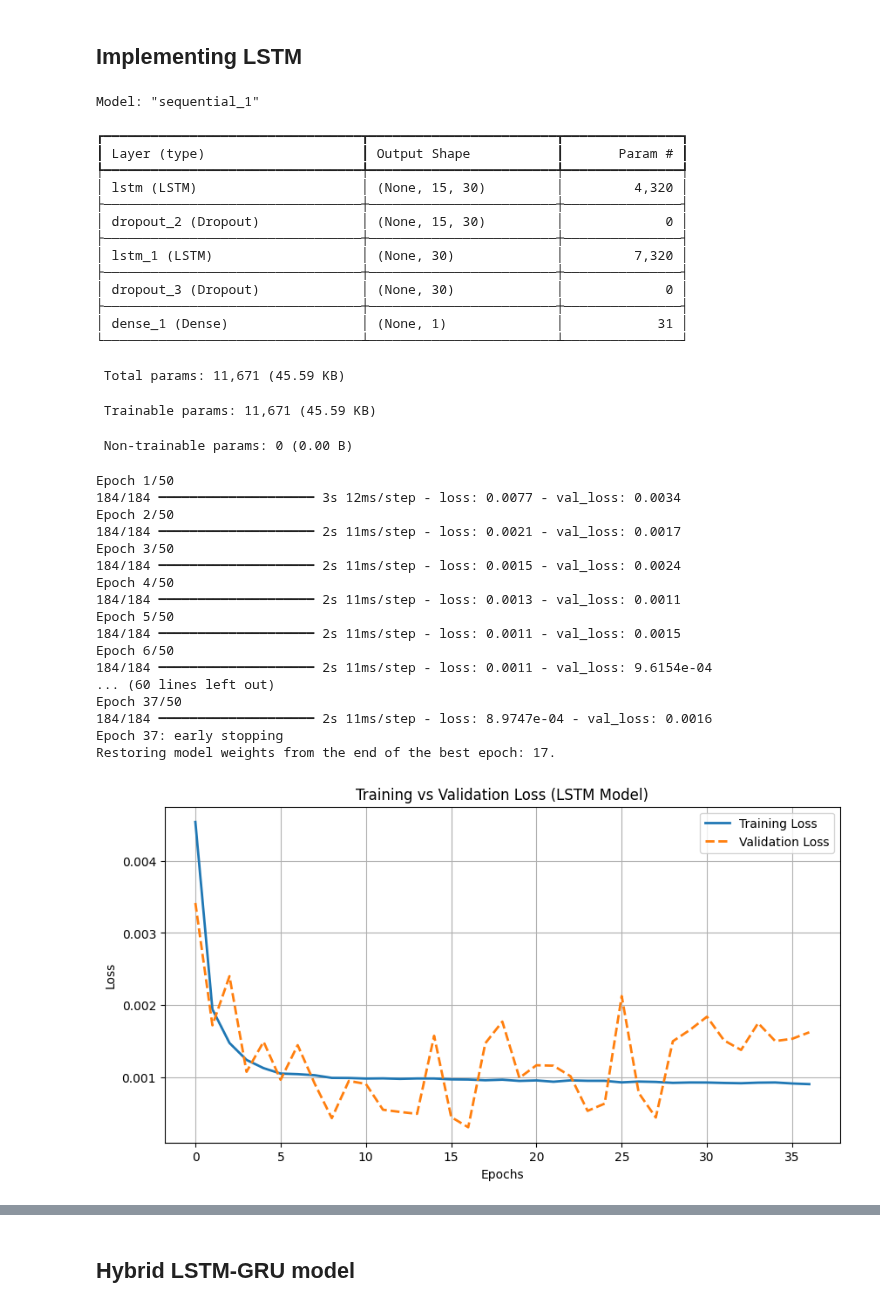
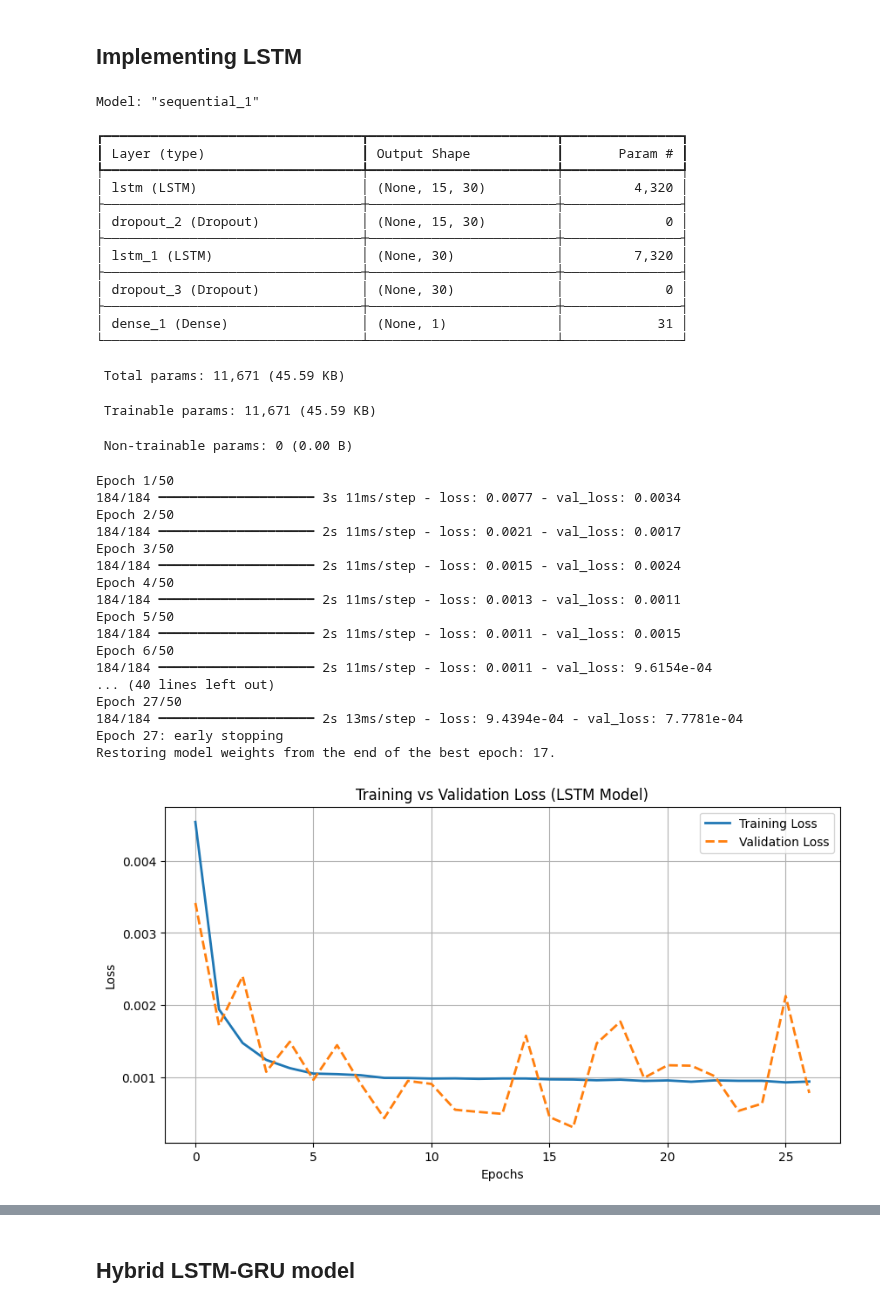
Before and after one commit to alexzheng123/EC331-project, a Jupyter notebook: code/bitcoin_forecasting.ipynb, the cells around one changed output, grey strips where cells are left out. Saved outputs shown, nothing was run; the diff lists cells and outputs as text; code cells hidden in the pictures.

```diff
--- a/code/bitcoin_forecasting.ipynb
+++ b/code/bitcoin_forecasting.ipynb
@@ -320,7 +320,7 @@ lstm_model = Sequential()
 lstm_model.add(LSTM(30, return_sequences=True, recurrent_dropout=0.2, input_shape=(X_train.shape[1], X_train.shape[2])))
 lstm_model.add(Dropout(0.5))  # Increased dropout for consistency with GRU
 
-# Fourth LSTM layer with dropout (return_sequences=False)
+# Second LSTM layer with dropout (return_sequences=False)
 lstm_model.add(LSTM(30, return_sequences=False, recurrent_dropout=0.2))  # Fixed shape issue
 lstm_model.add(Dropout(0.5))
 
@@ -342,7 +342,7 @@ lstm_model.compile(optimizer=optimizer, loss='mean_squared_error')
 lstm_model.summary()
 
 # Define Early Stopping
-early_stopping = EarlyStopping(monitor='val_loss', patience=20, restore_best_weights=True, verbose=1)
+early_stopping = EarlyStopping(monitor='val_loss', patience=10, restore_best_weights=True, verbose=1)
 
 # Train the LSTM model with Early Stopping
 history = lstm_model.fit(X_train, y_train,
@@ -413,36 +413,36 @@ plt.show()
 # %% [output]
 Model: "sequential_1"
 ┏━━━━━━━━━━━━━━━━━━━━━━━━━━━━━━━━━┳━━━━━━━━━━━━━━━━━━━━━━━━┳━━━━━━━━━━━━━━━┓
 ┃ Layer (type)                    ┃ Output Shape           ┃       Param # ┃
 ┡━━━━━━━━━━━━━━━━━━━━━━━━━━━━━━━━━╇━━━━━━━━━━━━━━━━━━━━━━━━╇━━━━━━━━━━━━━━━┩
 │ lstm (LSTM)                     │ (None, 15, 30)         │         4,320 │
 ├─────────────────────────────────┼────────────────────────┼───────────────┤
 │ dropout_2 (Dropout)             │ (None, 15, 30)         │             0 │
 ├─────────────────────────────────┼────────────────────────┼───────────────┤
 │ lstm_1 (LSTM)                   │ (None, 30)             │         7,320 │
 ├─────────────────────────────────┼────────────────────────┼───────────────┤
 │ dropout_3 (Dropout)             │ (None, 30)             │             0 │
 ├─────────────────────────────────┼────────────────────────┼───────────────┤
 │ dense_1 (Dense)                 │ (None, 1)              │            31 │
 └─────────────────────────────────┴────────────────────────┴───────────────┘
  Total params: 11,671 (45.59 KB)
  Trainable params: 11,671 (45.59 KB)
  Non-trainable params: 0 (0.00 B)
 Epoch 1/50
-184/184 ━━━━━━━━━━━━━━━━━━━━ 3s 12ms/step - loss: 0.0077 - val_loss: 0.0034
+184/184 ━━━━━━━━━━━━━━━━━━━━ 3s 11ms/step - loss: 0.0077 - val_loss: 0.0034
 Epoch 2/50
 184/184 ━━━━━━━━━━━━━━━━━━━━ 2s 11ms/step - loss: 0.0021 - val_loss: 0.0017
 Epoch 3/50
 184/184 ━━━━━━━━━━━━━━━━━━━━ 2s 11ms/step - loss: 0.0015 - val_loss: 0.0024
 Epoch 4/50
 184/184 ━━━━━━━━━━━━━━━━━━━━ 2s 11ms/step - loss: 0.0013 - val_loss: 0.0011
 Epoch 5/50
 184/184 ━━━━━━━━━━━━━━━━━━━━ 2s 11ms/step - loss: 0.0011 - val_loss: 0.0015
 Epoch 6/50
 184/184 ━━━━━━━━━━━━━━━━━━━━ 2s 11ms/step - loss: 0.0011 - val_loss: 9.6154e-04
-... (60 lines left out)
-Epoch 37/50
-184/184 ━━━━━━━━━━━━━━━━━━━━ 2s 11ms/step - loss: 8.9747e-04 - val_loss: 0.0016
-Epoch 37: early stopping
+... (40 lines left out)
+Epoch 27/50
+184/184 ━━━━━━━━━━━━━━━━━━━━ 2s 13ms/step - loss: 9.4394e-04 - val_loss: 7.7781e-04
+Epoch 27: early stopping
 Restoring model weights from the end of the best epoch: 17.
-[figure, old version]
+[figure, new version]
```
Also changed, not shown: parts of 5 cells of this notebook.
